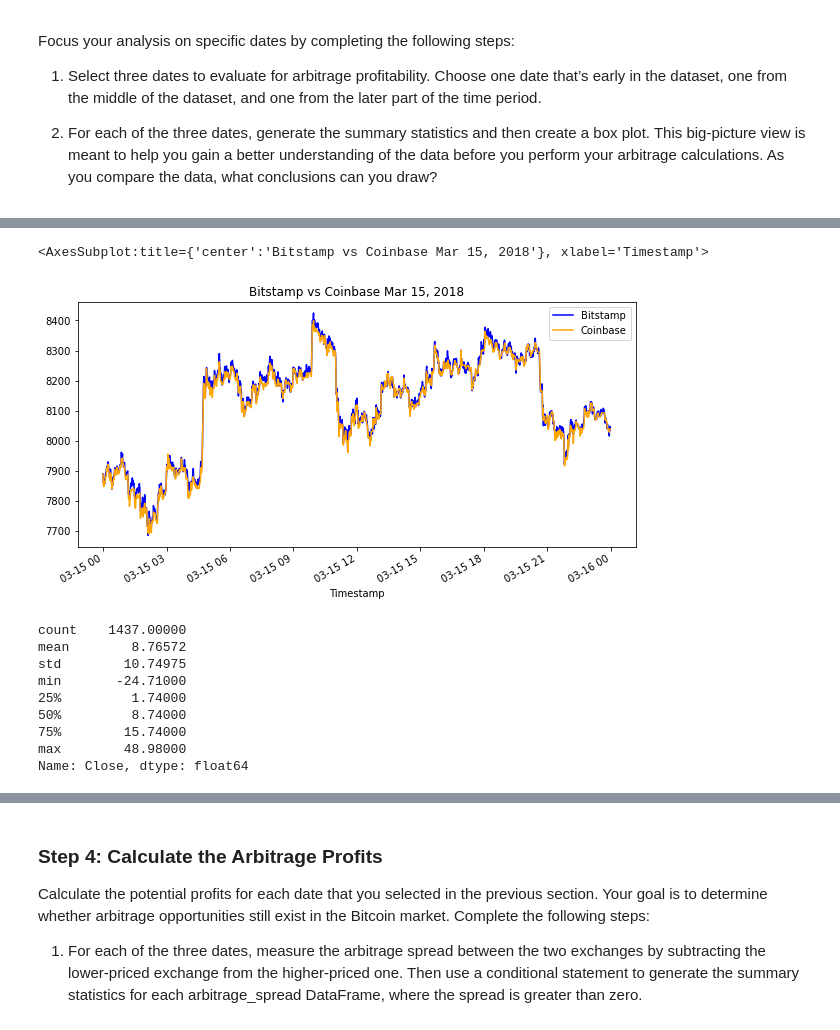
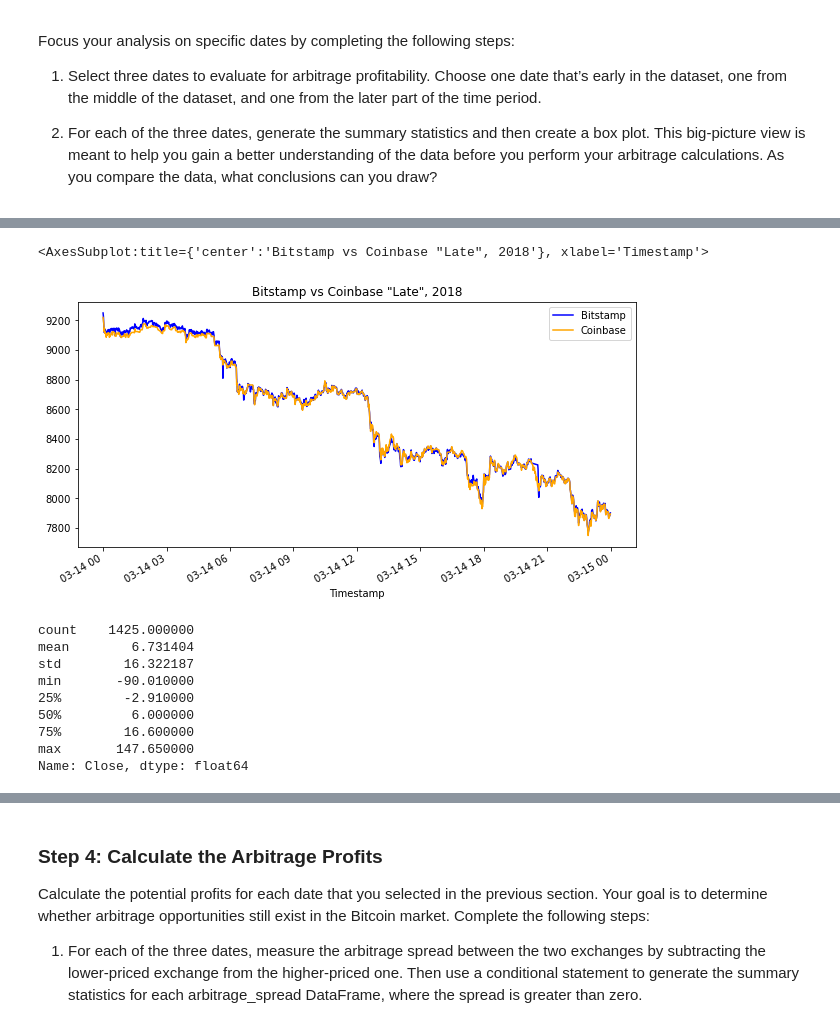
Before and after one commit to canavm2/module_3_challenge, a Jupyter notebook: crypto_arbitrage.ipynb, the cells around one changed output, grey strips where cells are left out. Saved outputs shown, nothing was run; the diff lists cells and outputs as text; code cells hidden in the pictures.

```diff
--- a/crypto_arbitrage.ipynb
+++ b/crypto_arbitrage.ipynb
@@ -300,6 +303,10 @@ Focus your analysis on specific dates by completing the following steps:
 # Create an overlay plot that visualizes the two dataframes over a period of one day early in the dataset.
 # Be sure that the plots include the parameters `legend`, `figsize`, `title`, `color` and `label`
 # YOUR CODE HERE
-bitstamp_sliced.loc["2018-01-15"].plot(figsize=(10,5), title='Bitstamp vs Coinbase Jan 15, 2018', color='Blue', legend=True, label='Bitstamp')
-coinbase_sliced.loc["2018-01-15"].plot(figsize=(10,5), color='Orange', legend=True, label='Coinbase')
+'''It took me some hunting to find 3 days that returned profits above 1%'''
+early = "2018-01-28"
+middle = "2018-02-06"
+late = "2018-03-14"
+bitstamp_sliced.loc[early].plot(figsize=(10,5), title='Bitstamp vs Coinbase "Early", 2018', color='Blue', legend=True, label='Bitstamp')
+coinbase_sliced.loc[early].plot(figsize=(10,5), color='Orange', legend=True, label='Coinbase')
 # %% [output]
@@ -367,29 +374,29 @@ arbitrage_spread_middle.plot(kind='box', title='Middle Arbitrage Spread')
 # %%
 # Create an overlay plot that visualizes the two dataframes over a period of one day from late in the dataset.
 # Be sure that the plots include the parameters `legend`, `figsize`, `title`, `color` and `label`
 # YOUR CODE HERE
-bitstamp_sliced.loc["2018-03-15"].plot(figsize=(10,5), title='Bitstamp vs Coinbase Mar 15, 2018', color='Blue', legend=True, label='Bitstamp')
-coinbase_sliced.loc["2018-03-15"].plot(figsize=(10,5), color='Orange', legend=True, label='Coinbase')
+bitstamp_sliced.loc[late].plot(figsize=(10,5), title='Bitstamp vs Coinbase "Late", 2018', color='Blue', legend=True, label='Bitstamp')
+coinbase_sliced.loc[late].plot(figsize=(10,5), color='Orange', legend=True, label='Coinbase')
 # %% [output]
-<AxesSubplot:title={'center':'Bitstamp vs Coinbase Mar 15, 2018'}, xlabel='Timestamp'>
+<AxesSubplot:title={'center':'Bitstamp vs Coinbase "Late", 2018'}, xlabel='Timestamp'>
-[figure, old version]
+[figure, new version]
 # %%
 # Using the date from the late that you have selected, calculate the arbitrage spread
 # by subtracting the bitstamp lower closing prices from the coinbase higher closing prices
-arbitrage_spread_late = bitstamp_sliced.loc["2018-03-15"] - coinbase_sliced.loc["2018-03-15"]
+arbitrage_spread_late = bitstamp_sliced.loc[late] - coinbase_sliced.loc[late]
 
 # Generate summary statistics for the late DataFrame
 # YOUR CODE HERE
 arbitrage_spread_late.describe()
 # %% [output]
-count    1437.00000
-mean        8.76572
-std        10.74975
-min       -24.71000
-25%         1.74000
-50%         8.74000
-75%        15.74000
-max        48.98000
+count    1425.000000
+mean        6.731404
+std        16.322187
+min       -90.010000
+25%        -2.910000
+50%         6.000000
+75%        16.600000
+max       147.650000
 Name: Close, dtype: float64
 # %%
 # Visualize the arbitrage spread from late in the dataset in a box plot
```
Also changed, not shown: parts of 36 cells of this notebook.
